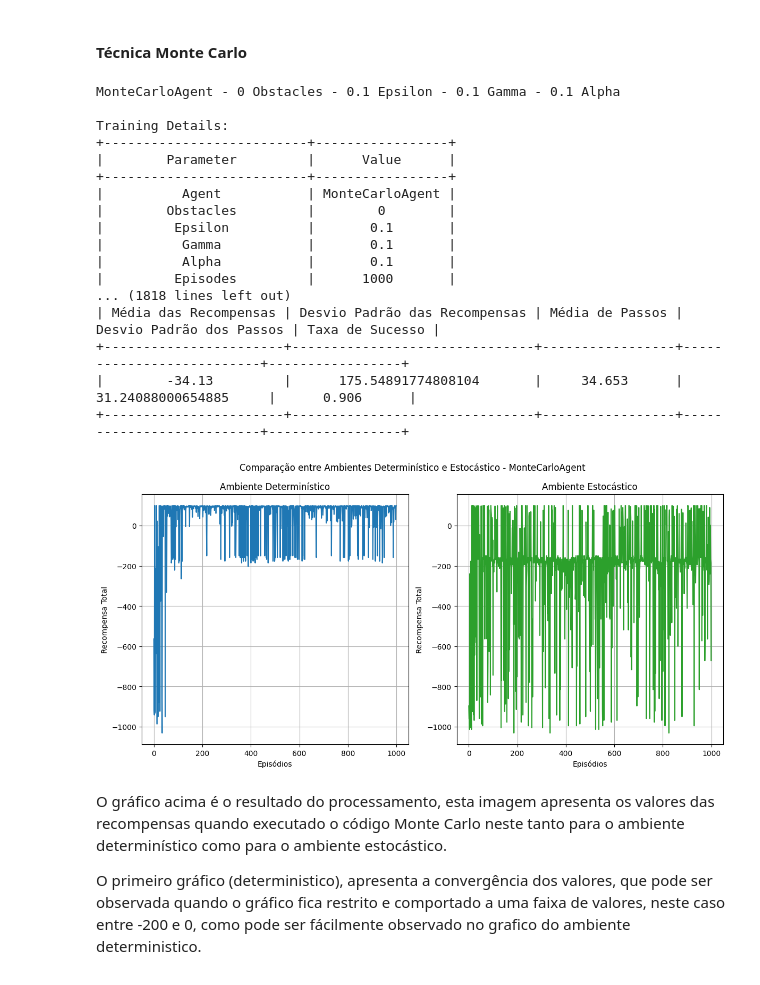
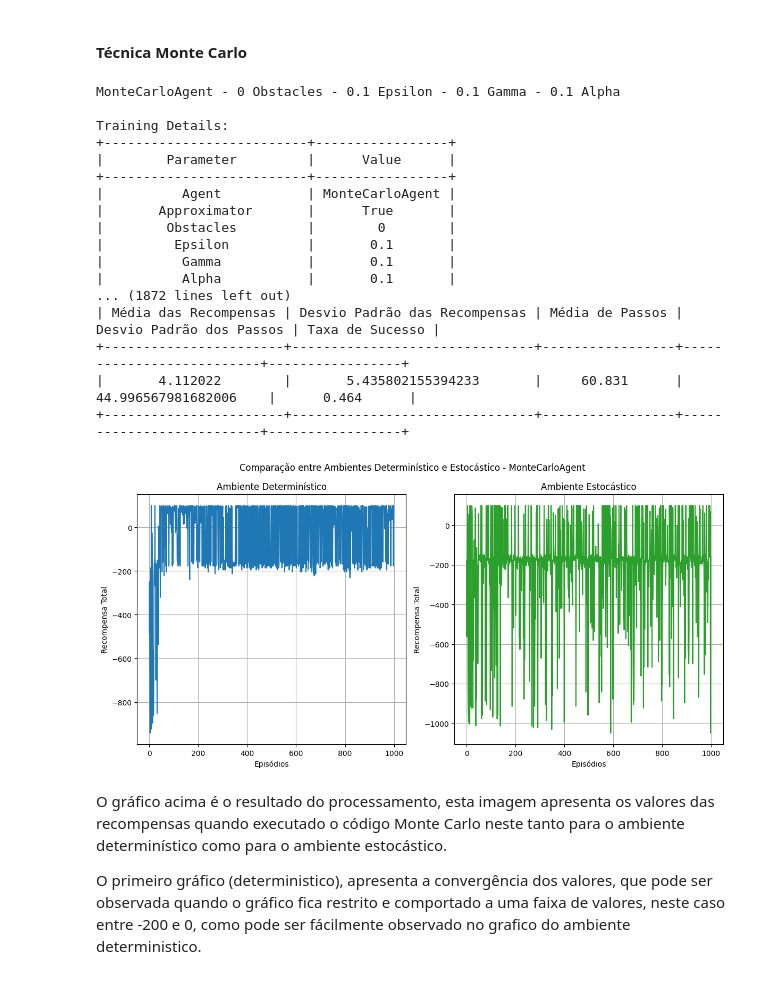
Before and after one commit to kozta/maze_game, a Jupyter notebook: beta.ipynb, the cells around one changed output. Saved outputs shown, nothing was run; the diff lists cells and outputs as text; code cells hidden in the pictures.

```diff
--- a/beta.ipynb
+++ b/beta.ipynb
@@ -986,7 +986,7 @@ def run_experiments(agent_class, maze, episodes, num_obstacles_list, param_grid,
 Algoritmo Monte Carlo
 # %%
 class MonteCarloAgent:
-    def __init__(self, env, alpha=0.05, gamma=0.6, epsilon=1.0, epsilon_decay=0.995, epsilon_min=0.01, random_initialization=True, use_linear_approximation=False):
+    def __init__(self, env, alpha=0.05, gamma=0.6, epsilon=1.0, epsilon_decay=0.995, epsilon_min=0.01, random_initialization=False, use_linear_approximation=True):
         self.env = env
         self.alpha = alpha
         self.gamma = gamma
@@ -1706,7 +1704,7 @@ def performance_summary(agent, num_obstacles, episodes, execution_time, metrics,
 # %% [markdown]
 2.4.12) Execução dos experimentos, tabelas e gráficos:
 # %%
-def run_experiments(agent_class, maze, episodes, num_obstacles_list, param_grid,  save_plots, show_plots, render=False, max_steps=100):
+def run_experiments2(agent_class, maze, episodes, num_obstacles_list, param_grid,  save_plots, show_plots, render=False, max_steps=100):
     results = {}
     # Nome do arquivo CSV para salvar os resultados
     csv_file = f'results/{agent_class.__name__}.csv'
@@ -1819,8 +1799,10 @@ episodes = 1000
 # Number of maze to test
 maze = 3
 
+func = True
+
 # Run the experiments
-run_experiments(MonteCarloAgent, maze, episodes, num_obstacles_list, param_grid, save_plots=True, show_plots=False, render=False, max_steps=100)
+run_experiments(MonteCarloAgent, maze, episodes, num_obstacles_list, param_grid, linear_approximator = func, save_plots=True, show_plots=False, render=False, max_steps=100)
 
 # Open 0 CSV
 df = pd.read_csv(f'results/MonteCarloAgent.csv')
@@ -1830,37 +1812,37 @@ df['rewards'] = df['rewards'].apply(literal_eval)
 # Pega o primeiro treinado para avaliar
 rewards_deterministic = df[df['num_obstacles'] == 0]['rewards'].values[0]
 rewards_stochastic = df[df['num_obstacles'] == 2]['rewards'].values[0]
 plot_deterministic_vs_stochastic(rewards_deterministic, rewards_stochastic,method="MonteCarloAgent", show_plots=True, save_plots=False)
 
 # Expande a coluna 'rewards', que contém listas, em várias linhas
 df = df.explode('rewards')
 # Converte os valores de 'rewards' para numéricos
 df['rewards'] = pd.to_numeric(df['rewards'])
 # Agrupa por 'alpha' e calcula a média das recompensas
 grouped = df.groupby('alpha')['rewards'].mean()
 # Prepara os dados para o gráfico
 alpha_values = grouped.index.tolist()
 average_rewards = grouped.values.tolist()
 plot_sensitivity_analysis(alpha_values, average_rewards,parameter_name='alpha',metric_name='Recompensa Média',method="MonteCarloAgent",title='Análise de Sensibilidade para Alpha', show_plots=False, save_plots=False)
 # %% [output]
 MonteCarloAgent - 0 Obstacles - 0.1 Epsilon - 0.1 Gamma - 0.1 Alpha
 
 Training Details:
 +--------------------------+-----------------+
 |        Parameter         |      Value      |
 +--------------------------+-----------------+
 |          Agent           | MonteCarloAgent |
+|       Approximator       |      True       |
 |        Obstacles         |        0        |
 |         Epsilon          |       0.1       |
 |          Gamma           |       0.1       |
 |          Alpha           |       0.1       |
-|         Episodes         |      1000       |
-... (1818 lines left out)
+... (1872 lines left out)
 | Média das Recompensas | Desvio Padrão das Recompensas | Média de Passos | Desvio Padrão dos Passos | Taxa de Sucesso |
 +-----------------------+-------------------------------+-----------------+--------------------------+-----------------+
-|        -34.13         |      175.54891774808104       |     34.653      |    31.24088000654885     |      0.906      |
+|       4.112022        |       5.435802155394233       |     60.831      |    44.996567981682006    |      0.464      |
 +-----------------------+-------------------------------+-----------------+--------------------------+-----------------+
-[figure, old version]
+[figure, new version]
 # %% [markdown]
 O gráfico acima é o resultado do processamento, esta imagem apresenta os valores das recompensas quando executado o código Monte Carlo neste tanto para o ambiente determinístico como para o ambiente estocástico.
 
```
Also changed, not shown: parts of 60 cells of this notebook.
